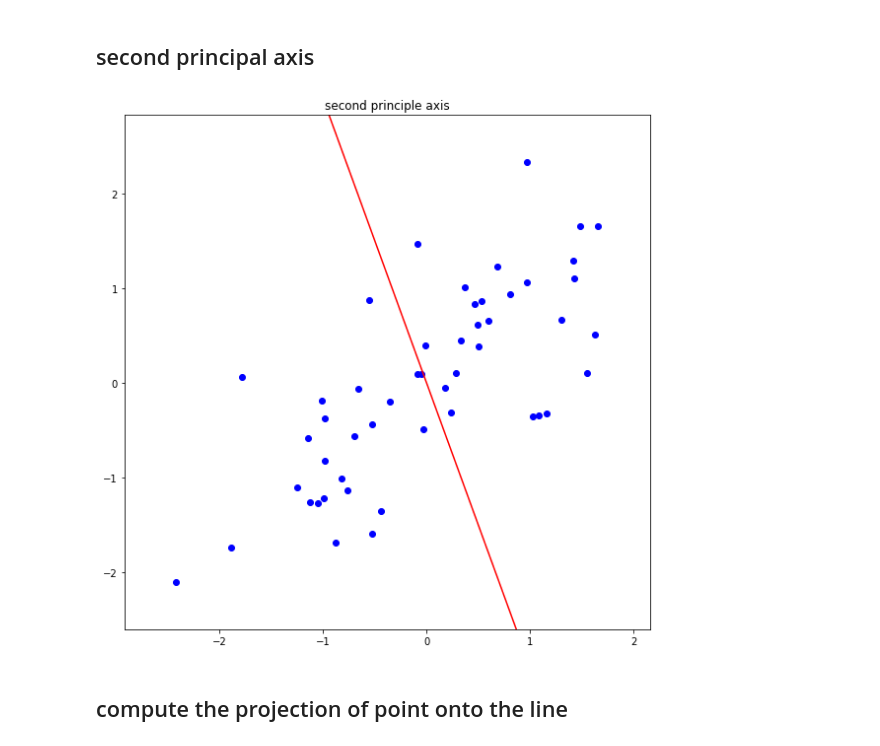
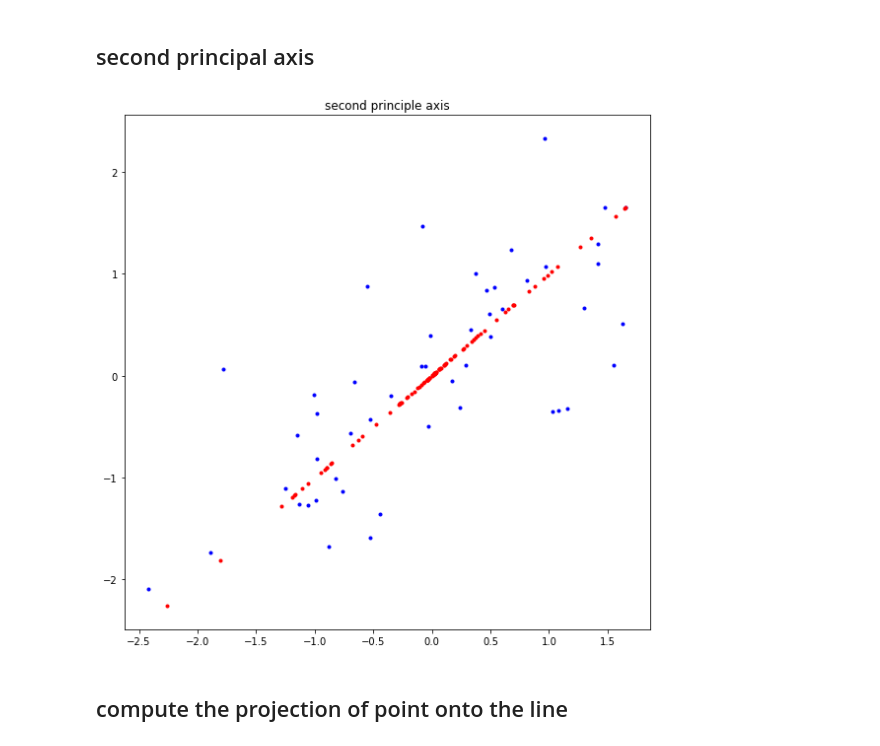
Before and after one commit to DancingGamza/Machine_learning, a Jupyter notebook: assignment_12.ipynb, the cells around one changed output. Cells and saved outputs as stored; diff of their text form; code cells hidden in the pictures.

```diff
--- a/assignment_12.ipynb
+++ b/assignment_12.ipynb
@@ -141,17 +157,27 @@ plt.show()
 # %% [markdown]
 ## second principal axis
-# %%
-plt.figure(figsize=(8,8))
-plt.title('second principle axis')
-# ===================================================
-# fill up the blank
-#
-#
-# ===================================================
-plt.tight_layout()
-plt.show()
-# %% [output]
-[figure, removed]
+# %%
+plt.figure(figsize=(8,8))
+plt.title('second principle axis')
+
+plt.plot(x, y, '.', color = 'blue')
+
+projectedX1 = feature.dot(eigen_vec[1]).reshape(50,1)
+
+k = eigen_vec[1].reshape(1,2)
+L = projectedX1.dot(k) + np.mean(feature)
+
+
+for i in range(50):
+    plt.plot(L[i,0],L[i,1], '.', color = 'red')
+
+
+plt.plot(projectedX2, projectedY2, '.', color = 'red')
+
+plt.tight_layout()
+plt.show()
+# %% [output]
+[figure, added]
 # %% [markdown]
 ## compute the projection of point onto the line
 # %%
```
Also changed, not shown: parts of 4 cells of this notebook.
